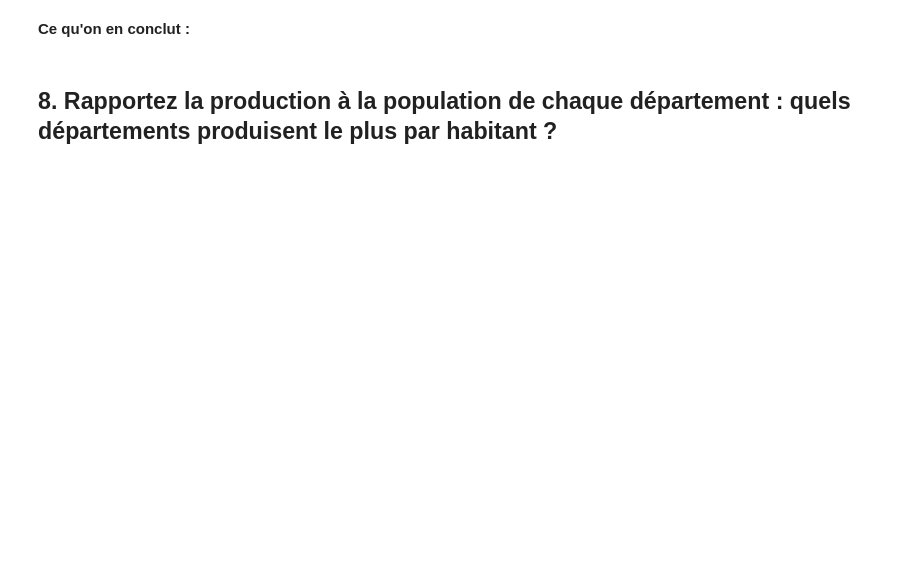
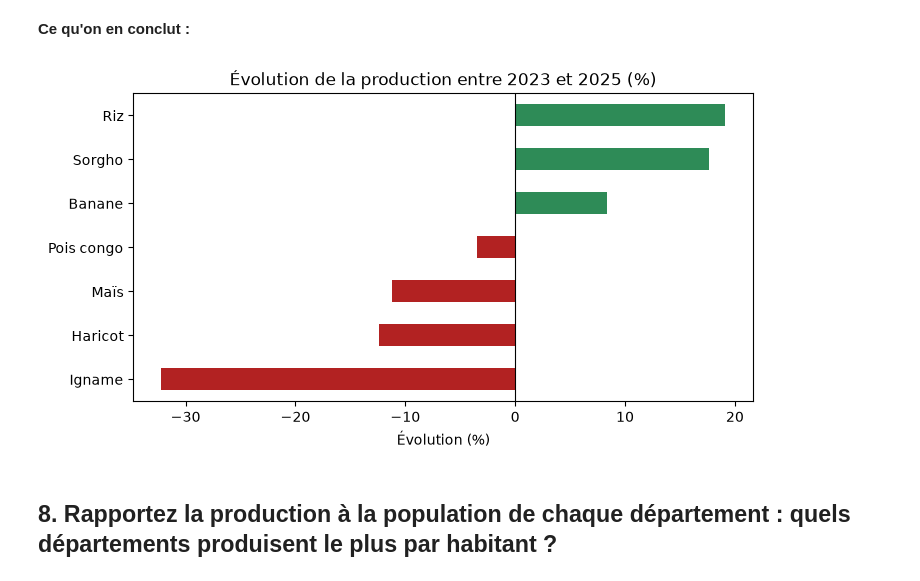
Before and after one commit to Dukensteeve/projet-data-recoltes, a Jupyter notebook: exploration.ipynb, the cells around one changed output. Saved outputs shown, nothing was run; the diff lists cells and outputs as text; code cells hidden in the pictures; blank space fills up the shorter version.

```diff
--- a/exploration.ipynb
+++ b/exploration.ipynb
@@ -201,2 +380,6 @@ complet.to_csv("donnees/recoltes_propre.csv", index=False)
 # %% [markdown]
 ## 7. Quelles cultures progressent ou reculent entre 2023 et 2025 ?
+# %%
+par_annee = complet.pivot_table(index="culture", columns="annee", values="production_t", aggfunc="sum")
+par_annee["evolution_%"] = ((par_annee[2025] / par_annee[2023] - 1) * 100).round(1)
+par_annee.sort_values("evolution_%", ascending=False)
@@ -203,4 +396,16 @@ complet.to_csv("donnees/recoltes_propre.csv", index=False)
 # %% [markdown]
 **Ce qu'on en conclut :**
+# %%
+evolution = par_annee["evolution_%"].sort_values()
+couleurs = ["firebrick" if valeur < 0 else "seagreen" for valeur in evolution]
+
+ax = evolution.plot.barh(color=couleurs, figsize=(8, 4))
+ax.axvline(0, color="black", linewidth=0.8)
+ax.set_title("Évolution de la production entre 2023 et 2025 (%)")
+ax.set_xlabel("Évolution (%)")
+ax.set_ylabel("")
+plt.show()
+# %% [output]
+[figure, added]
 # %% [markdown]
 ## 8. Rapportez la production à la population de chaque département : quels départements produisent le plus par habitant ?
```
Also changed, not shown: parts of 18 cells of this notebook, 2 other files.
